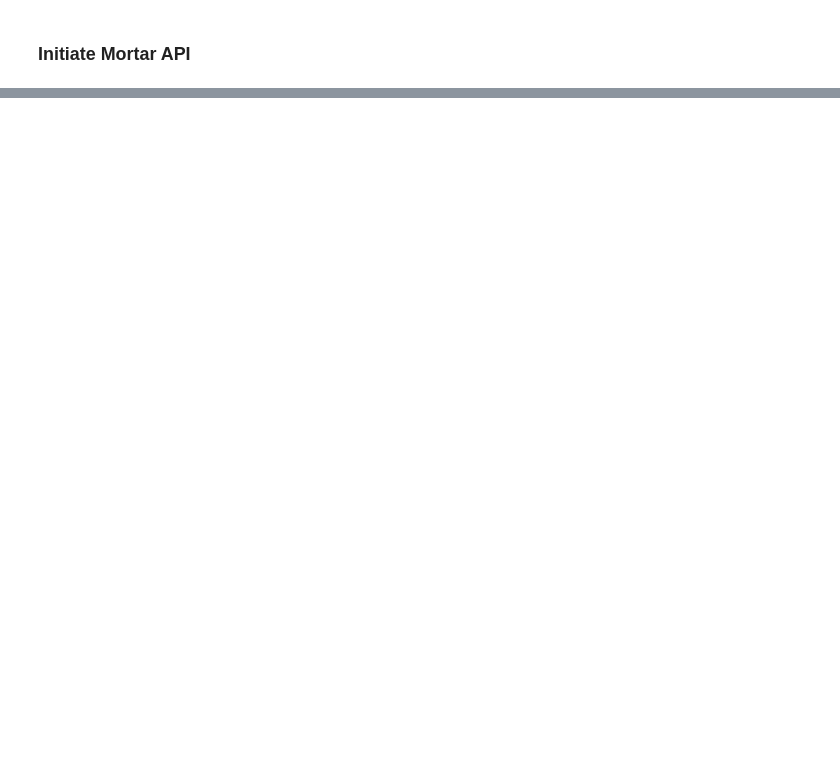
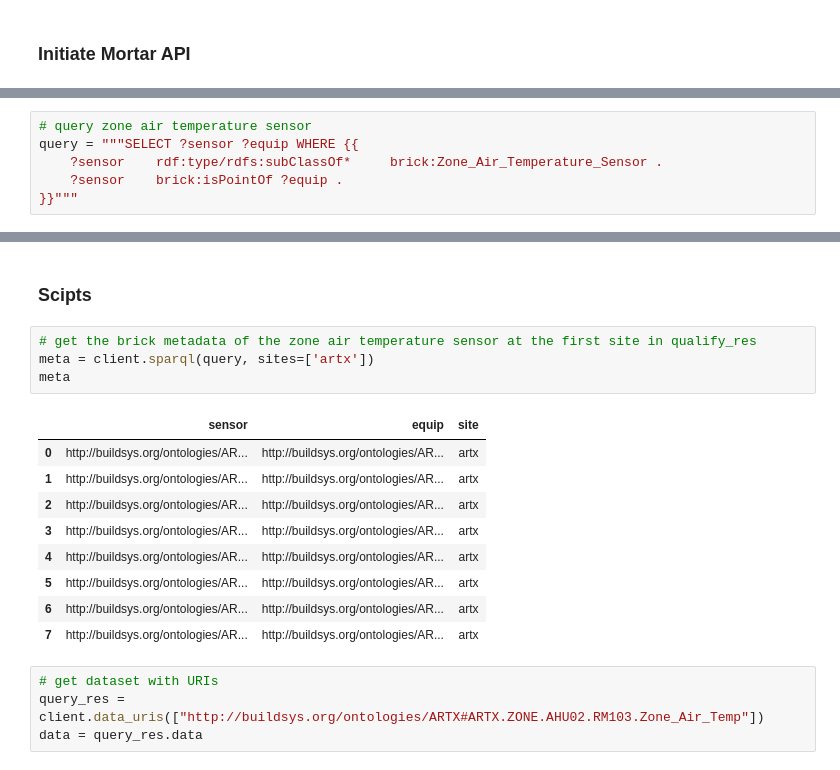
Before and after one commit to ruijis/mortardata_comfort_evaluation, a Jupyter notebook: demo.ipynb, the cells around one changed output, grey strips where cells are left out. Saved outputs shown, nothing was run; the diff lists cells and outputs as text; blank space fills up the shorter version.

```diff
--- a/demo.ipynb
+++ b/demo.ipynb
@@ -118,0 +28,6 @@ res.data
+# %%
+# query zone air temperature sensor
+query = """SELECT ?sensor ?equip WHERE {{
+    ?sensor    rdf:type/rdfs:subClassOf*     brick:Zone_Air_Temperature_Sensor .
+    ?sensor    brick:isPointOf ?equip .
+}}"""
@@ -118,0 +112,20 @@ res.data
+# %% [markdown]
+### Scipts
+# %%
+# get the brick metadata of the zone air temperature sensor at the first site in qualify_res
+meta = client.sparql(query, sites=['artx'])
+meta
+# %% [output]
+|  | sensor | equip | site |
+| 0 | http://buildsys.org/ontologies/AR... | http://buildsys.org/ontologies/AR... | artx |
+| 1 | http://buildsys.org/ontologies/AR... | http://buildsys.org/ontologies/AR... | artx |
+| 2 | http://buildsys.org/ontologies/AR... | http://buildsys.org/ontologies/AR... | artx |
+| 3 | http://buildsys.org/ontologies/AR... | http://buildsys.org/ontologies/AR... | artx |
+| 4 | http://buildsys.org/ontologies/AR... | http://buildsys.org/ontologies/AR... | artx |
+| 5 | http://buildsys.org/ontologies/AR... | http://buildsys.org/ontologies/AR... | artx |
+| 6 | http://buildsys.org/ontologies/AR... | http://buildsys.org/ontologies/AR... | artx |
+| 7 | http://buildsys.org/ontologies/AR... | http://buildsys.org/ontologies/AR... | artx |
+# %%
+# get dataset with URIs
+query_res = client.data_uris(["http://buildsys.org/ontologies/ARTX#ARTX.ZONE.AHU02.RM103.Zone_Air_Temp"])
+data = query_res.data
```
Also changed, not shown: parts of 31 cells of this notebook, 8 other files.
